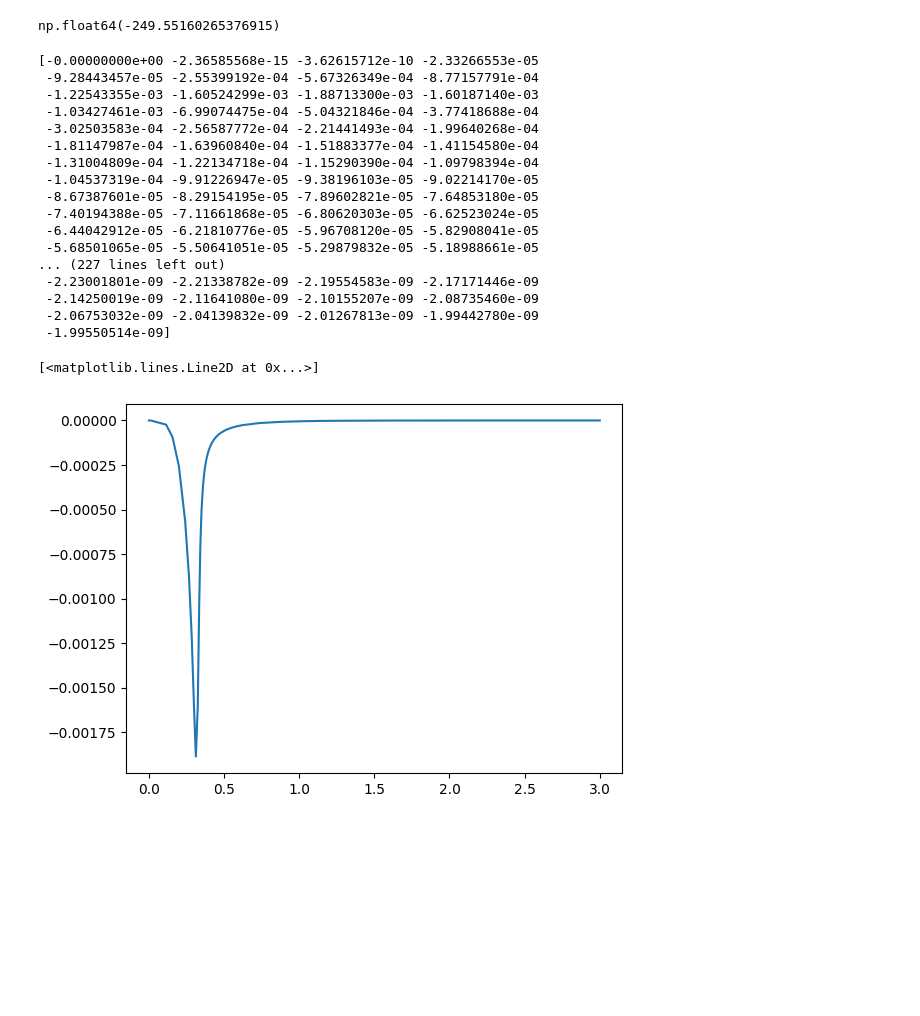
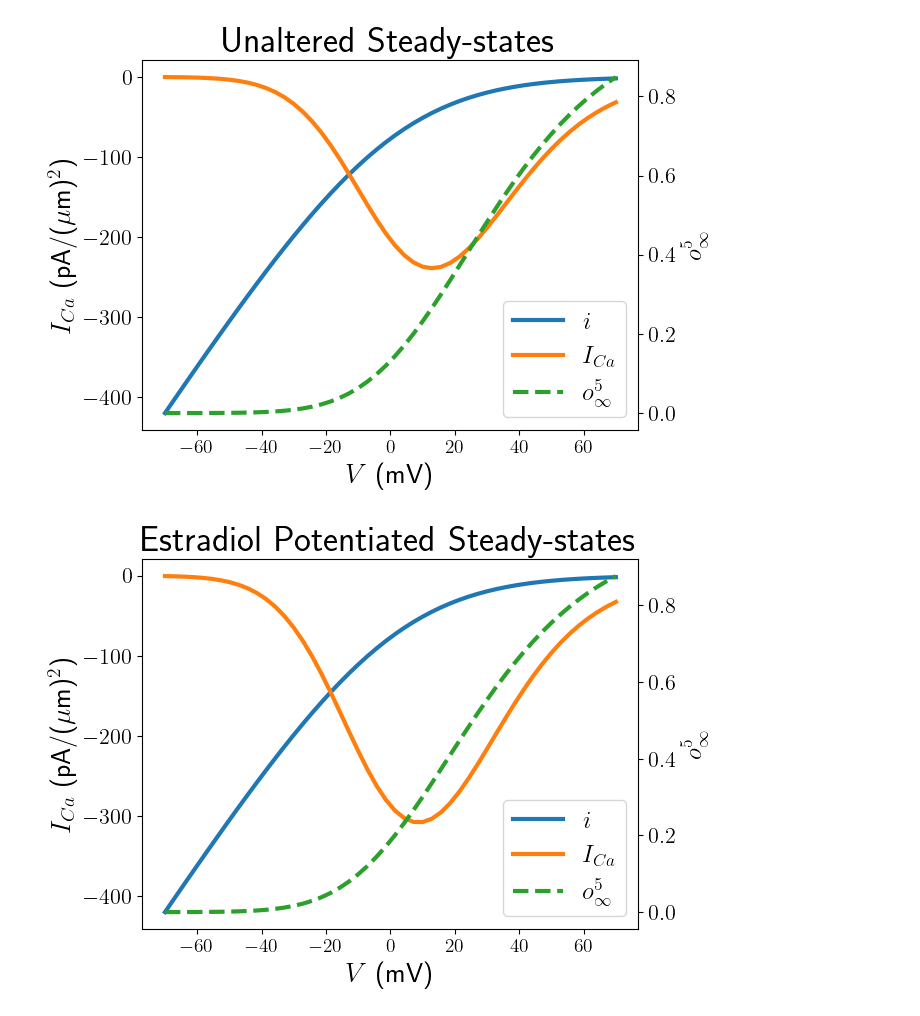
Before and after one commit to dizzyinez/math-neuro-final-project, a Jupyter notebook: VGCC.ipynb, the cells around one changed output. Drawn from its saved outputs; the diff is of its cells as text; code cells hidden in the pictures; blank space fills up the shorter version.

```diff
--- a/VGCC.ipynb
+++ b/VGCC.ipynb
@@ -51,10 +56,22 @@ def dodt(V, o):
 # %%
-Vs = np.linspace(-.07,.07)
-o_hats = list(map(lambda v: o_hat(v), Vs))
-i_cs = list(map(lambda v: i_ca(v, Ca_conc_cyto_0, o_hat(v)), Vs))
-I_Cas = list(map(lambda v: I_Ca(v, Ca_conc_cyto_0, o_hat(v)), Vs))
-#plt.plot(Vs, o_hats)
-plt.plot(Vs, i_cs)
-plt.plot(Vs, I_Cas)
-plt
-();
+def voltage_plot(title, k):
+    Vs = np.linspace(-.07,.07)
+    o_hats = list(map(lambda v: o_hat(v,k)**5, Vs))
+    i_cs = list(map(lambda v: i_ca(v, Ca_conc_cyto_0, o_hat(v,k)), Vs))
+    I_Cas = list(map(lambda v: I_Ca(v, Ca_conc_cyto_0, o_hat(v,k)), Vs))
+    #plt.plot(Vs, o_hats)
+    host  = host_subplot(111)
+    host.plot(Vs*1e3, i_cs, linewidth=3, label=r"$i$")
+    host.plot(Vs*1e3, I_Cas, linewidth=3, label=r"$I_{Ca}$")
+    host.legend(fontsize=20)
+    par = host.twinx()
+    par.plot(Vs*1e3, o_hats, linewidth=3, label=r"$o_\infty^5$", linestyle='--')
+    par.set_ylabel(r"$o_\infty^5$", fontsize=18)
+    host.legend(fontsize=18)
+    host.xaxis.set_tick_params(labelsize=14)
+    host.yaxis.set_tick_params(labelsize=16)
+    par.yaxis.set_tick_params(labelsize=16)
+    #host.yicks(fontsize=14)
+    host.set_xlabel("$V$ (mV)", fontsize=20)
+    host.set_ylabel(r"$I_{Ca}$ (pA/($\mu$m)$^2$)", fontsize=20)
+    host.set_title(title, fontsize = 26)
@@ -63,4 +77,0 @@ plt
-# %%
-I_Ca(0.001, Ca_conc_cyto_0, 0.7)
-# %% [output]
-np.float64(-249.55160265376915)
@@ -80,24 +78,8 @@ sol = solve_ivp(dParams, t_span, params_0)
-# %%
-res = np.array(list(map(lambda x: I_Ca(x[0], Ca_conc_cyto_0, x[1])*10**-3, zip(sol.y[0], sol.y[1]))))
-print(res)
-plt.plot(sol.t, res)
-# %% [output]
-[-0.00000000e+00 -2.36585568e-15 -3.62615712e-10 -2.33266553e-05
- -9.28443457e-05 -2.55399192e-04 -5.67326349e-04 -8.77157791e-04
- -1.22543355e-03 -1.60524299e-03 -1.88713300e-03 -1.60187140e-03
- -1.03427461e-03 -6.99074475e-04 -5.04321846e-04 -3.77418688e-04
- -3.02503583e-04 -2.56587772e-04 -2.21441493e-04 -1.99640268e-04
- -1.81147987e-04 -1.63960840e-04 -1.51883377e-04 -1.41154580e-04
- -1.31004809e-04 -1.22134718e-04 -1.15290390e-04 -1.09798394e-04
- -1.04537319e-04 -9.91226947e-05 -9.38196103e-05 -9.02214170e-05
- -8.67387601e-05 -8.29154195e-05 -7.89602821e-05 -7.64853180e-05
- -7.40194388e-05 -7.11661868e-05 -6.80620303e-05 -6.62523024e-05
- -6.44042912e-05 -6.21810776e-05 -5.96708120e-05 -5.82908041e-05
- -5.68501065e-05 -5.50641051e-05 -5.29879832e-05 -5.18988661e-05
-... (227 lines left out)
- -2.23001801e-09 -2.21338782e-09 -2.19554583e-09 -2.17171446e-09
- -2.14250019e-09 -2.11641080e-09 -2.10155207e-09 -2.08735460e-09
- -2.06753032e-09 -2.04139832e-09 -2.01267813e-09 -1.99442780e-09
- -1.99550514e-09]
-[<matplotlib.lines.Line2D at 0x...>]
-[figure, old version]
+# %%
+voltage_plot("Unaltered Steady-states", 2)
+# %% [output]
+[figure, added]
+# %%
+voltage_plot("Estradiol Potentiated Steady-states", 2.5)
+# %% [output]
+[figure, added]
```
Also changed, not shown: parts of 19 cells of this notebook, 2 other files.
